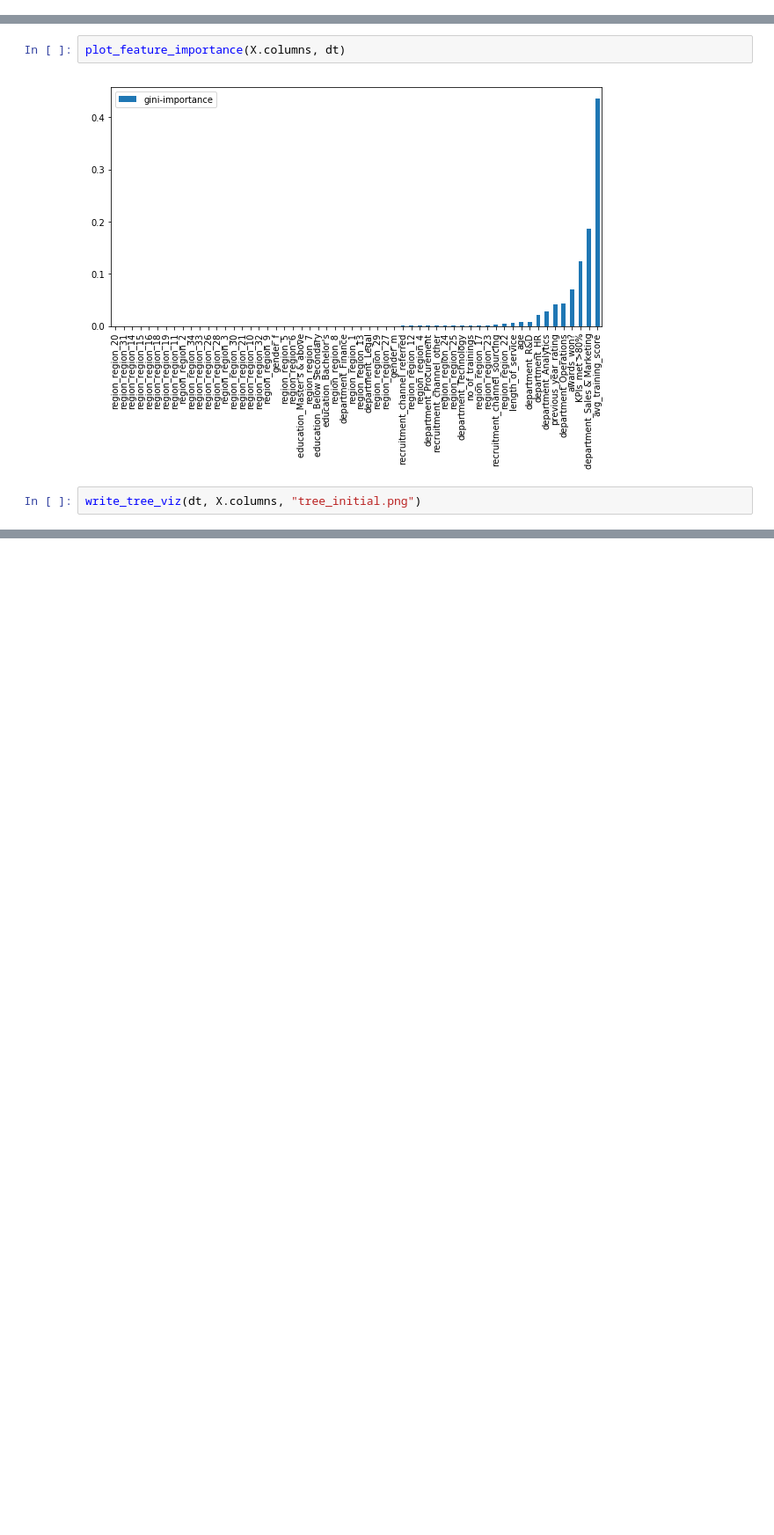
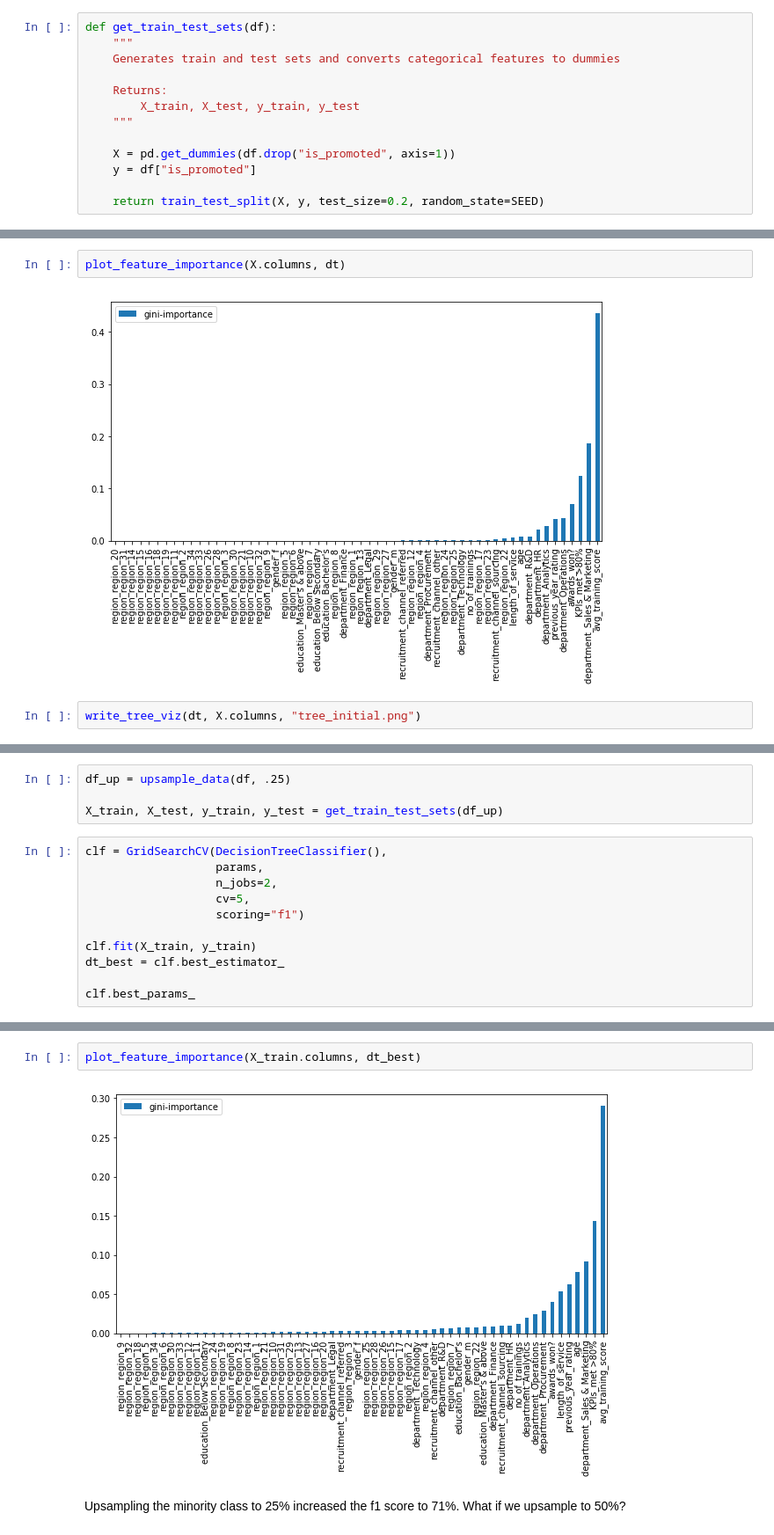
Before and after one commit to dan55/challenges-ds, a Jupyter notebook: hr_analytics/hr_analysis.ipynb, the cells around one changed output, grey strips where cells are left out. Shown at 88% size. Drawn from its saved outputs; the diff is of its cells as text; blank space fills up the shorter version.

```diff
--- a/hr_analytics/hr_analysis.ipynb
+++ b/hr_analytics/hr_analysis.ipynb
@@ -68,0 +153,13 @@ def write_tree_viz(dtree, features, filename):
+# %%
+def get_train_test_sets(df):
+    """
+    Generates train and test sets and converts categorical features to dummies
+
+    Returns:
+        X_train, X_test, y_train, y_test
+    """
+
+    X = pd.get_dummies(df.drop("is_promoted", axis=1))
+    y = df["is_promoted"]
+
+    return train_test_split(X, y, test_size=0.2, random_state=SEED)
@@ -305,0 +361,15 @@ Well that's better. What if we try a random forest?
+# %%
+df_up = upsample_data(df, .25)
+
+X_train, X_test, y_train, y_test = get_train_test_sets(df_up)
+# %%
+clf = GridSearchCV(DecisionTreeClassifier(),
+                   params,
+                   n_jobs=2,
+                   cv=5,
+                   scoring="f1")
+
+clf.fit(X_train, y_train)
+dt_best = clf.best_estimator_
+
+clf.best_params_
@@ -305,0 +394,6 @@ Well that's better. What if we try a random forest?
+# %%
+plot_feature_importance(X_train.columns, dt_best)
+# %% [output]
+[figure, added]
+# %% [markdown]
+Upsampling the minority class to 25% increased the f1 score to 71%. What if we upsample to 50%?
```
Also changed, not shown: parts of 61 cells of this notebook.
